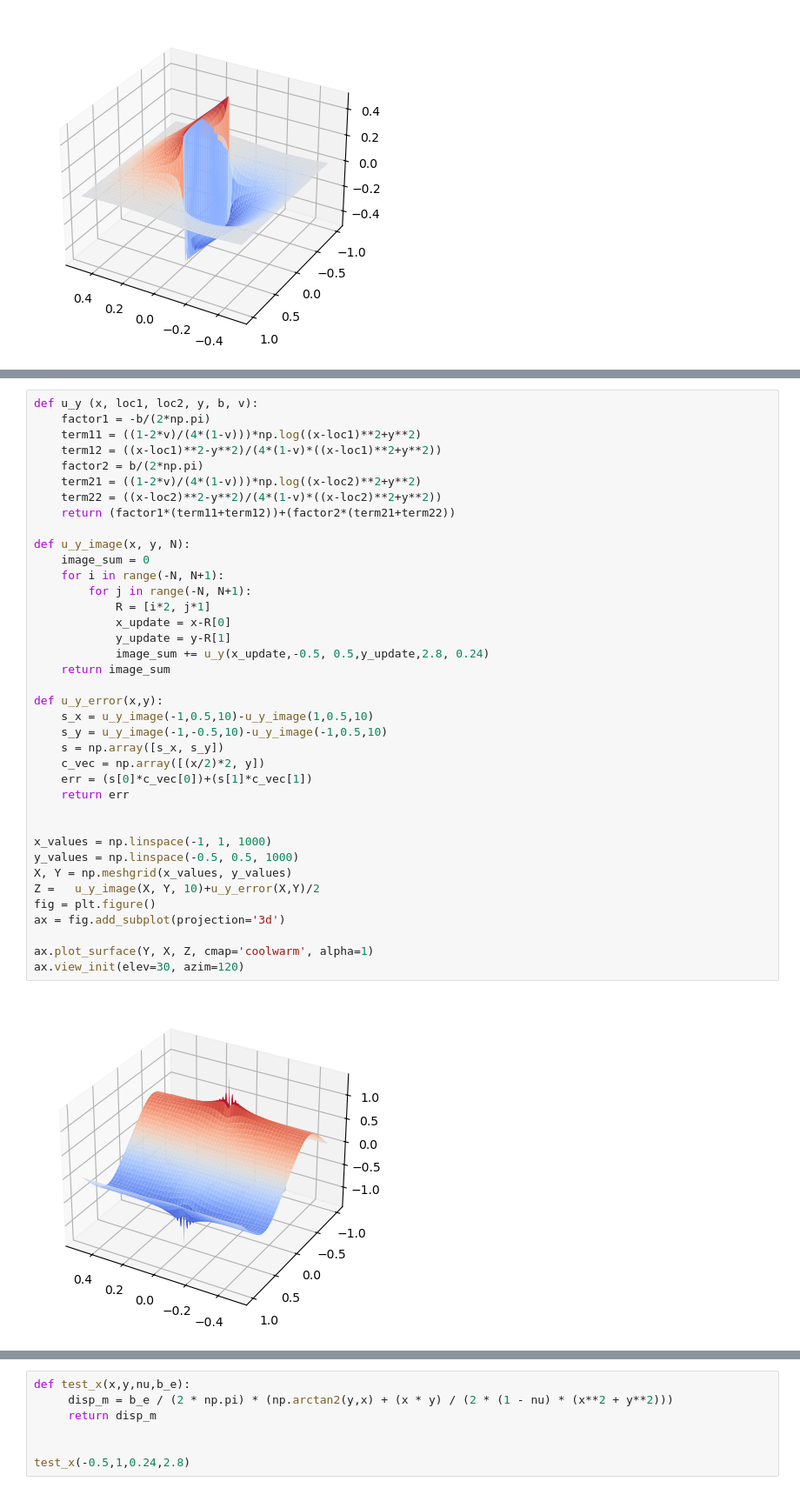
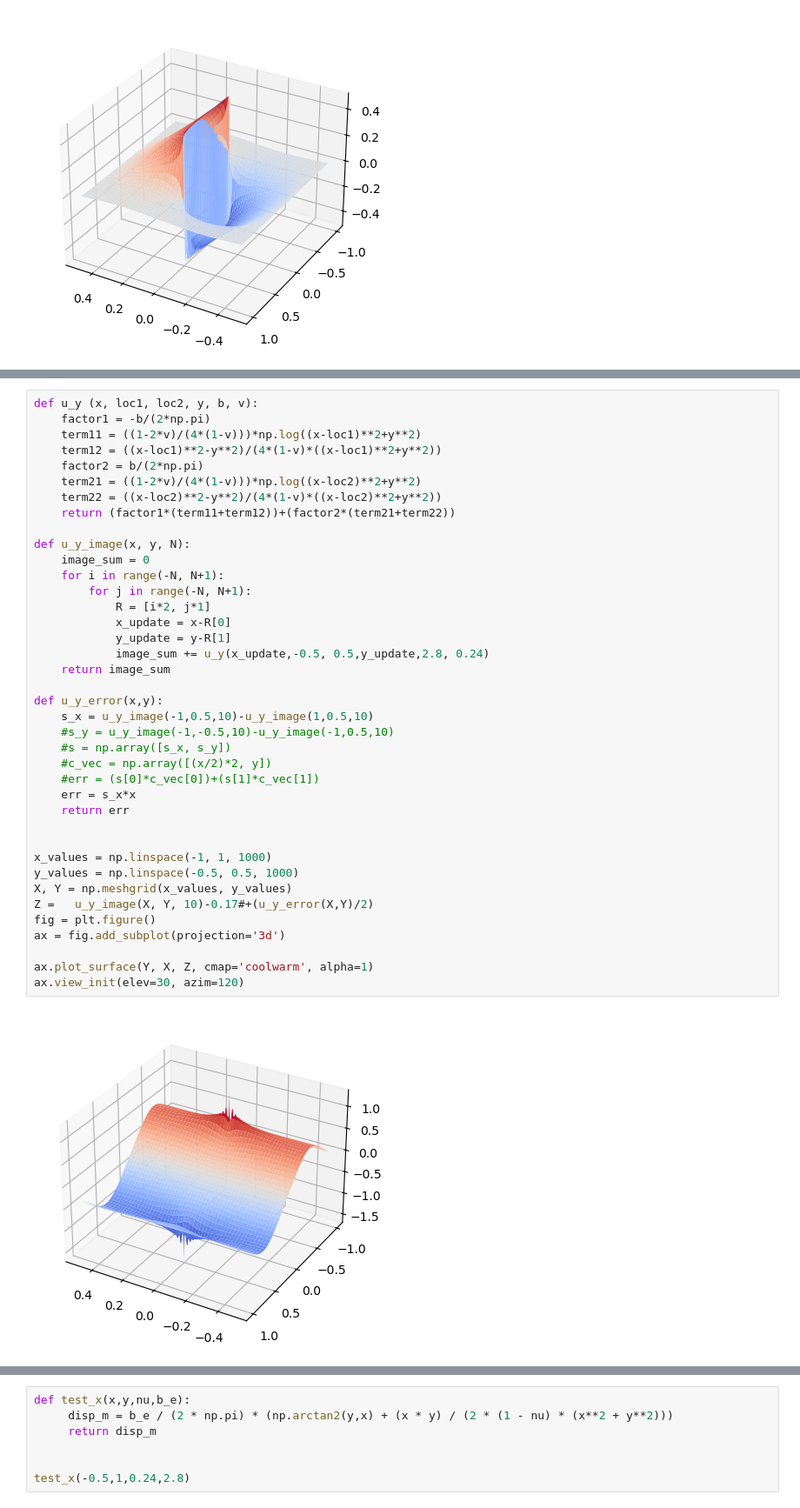
Before and after one commit to imanderson588/DislocationGenerator, a Jupyter notebook: dipoleField.ipynb, the cells around one changed output, grey strips where cells are left out. Shown at 87% size. Cells and saved outputs as stored; diff of their text form.

```diff
--- a/dipoleField.ipynb
+++ b/dipoleField.ipynb
@@ -99,37 +98,38 @@ def u_y (x, loc1, loc2, y, b, v):
     term12 = ((x-loc1)**2-y**2)/(4*(1-v)*((x-loc1)**2+y**2))
     factor2 = b/(2*np.pi)
     term21 = ((1-2*v)/(4*(1-v)))*np.log((x-loc2)**2+y**2)
     term22 = ((x-loc2)**2-y**2)/(4*(1-v)*((x-loc2)**2+y**2))
     return (factor1*(term11+term12))+(factor2*(term21+term22))
 
 def u_y_image(x, y, N):
     image_sum = 0
     for i in range(-N, N+1):
         for j in range(-N, N+1):
             R = [i*2, j*1]
             x_update = x-R[0]
             y_update = y-R[1]
             image_sum += u_y(x_update,-0.5, 0.5,y_update,2.8, 0.24)
     return image_sum
 
 def u_y_error(x,y):
     s_x = u_y_image(-1,0.5,10)-u_y_image(1,0.5,10)
-    s_y = u_y_image(-1,-0.5,10)-u_y_image(-1,0.5,10)
-    s = np.array([s_x, s_y])
-    c_vec = np.array([(x/2)*2, y])
-    err = (s[0]*c_vec[0])+(s[1]*c_vec[1])
+    #s_y = u_y_image(-1,-0.5,10)-u_y_image(-1,0.5,10)
+    #s = np.array([s_x, s_y])
+    #c_vec = np.array([(x/2)*2, y])
+    #err = (s[0]*c_vec[0])+(s[1]*c_vec[1])
+    err = s_x*x
     return err
 
 
 x_values = np.linspace(-1, 1, 1000)
 y_values = np.linspace(-0.5, 0.5, 1000)
 X, Y = np.meshgrid(x_values, y_values)
-Z =   u_y_image(X, Y, 10)+u_y_error(X,Y)/2
+Z =   u_y_image(X, Y, 10)-0.17#+(u_y_error(X,Y)/2)
 fig = plt.figure()
 ax = fig.add_subplot(projection='3d')
 
 ax.plot_surface(Y, X, Z, cmap='coolwarm', alpha=1)
 ax.view_init(elev=30, azim=120)
 # %% [output]
-[figure, old version]
+[figure, new version]
 # %%
```
Also changed, not shown: parts of 3 cells of this notebook, 10 other files.
